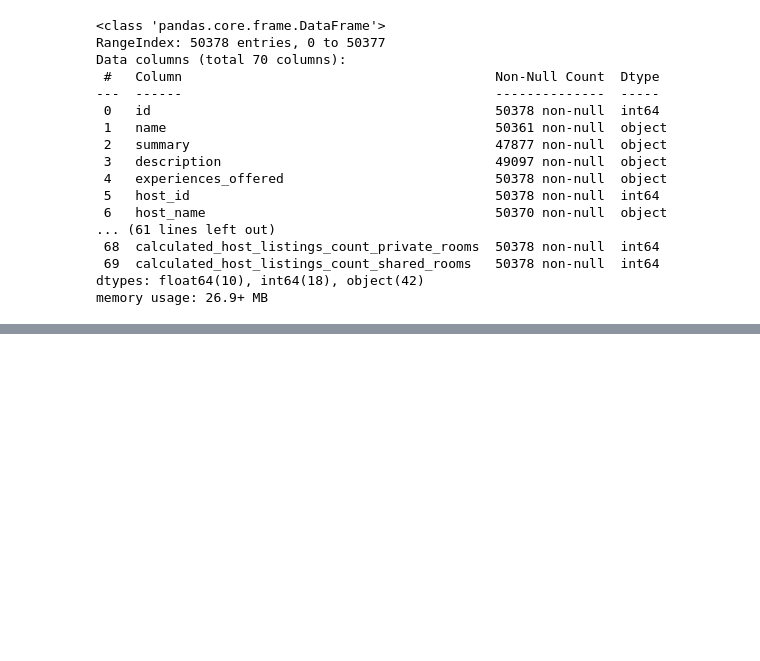
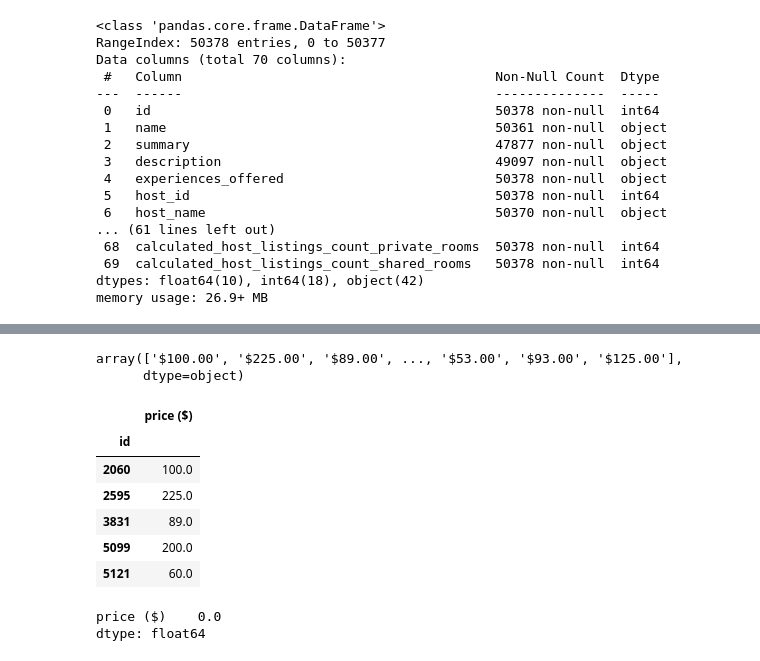
Before and after one commit to sbarton272/usf_econ_622_feature_engineering, a Jupyter notebook: data_exploration.ipynb, the cells around one changed output, grey strips where cells are left out. Cells and saved outputs as stored; diff of their text form; code cells hidden in the pictures; blank space fills up the shorter version.

Commit message:
Convert to price prediction

```diff
--- a/data_exploration.ipynb
+++ b/data_exploration.ipynb
@@ -349,0 +370,22 @@ memory usage: 26.9+ MB
+# %%
+updated_listings.price.values
+# %% [output]
+array(['$100.00', '$225.00', '$89.00', ..., '$53.00', '$93.00', '$125.00'],
+      dtype=object)
+# %%
+pricing = updated_listings.price.str.extract(r'\$([\d.]+)').astype(float)
+pricing.columns = ['price ($)']
+pricing.head()
+# %% [output]
+|  | price ($) |
+| id |  |
+| 2060 | 100.0 |
+| 2595 | 225.0 |
+| 3831 | 89.0 |
+| 5099 | 200.0 |
+| 5121 | 60.0 |
+# %%
+pricing.isnull().mean()
+# %% [output]
+price ($)    0.0
+dtype: float64
```
Also changed, not shown: parts of 5 cells of this notebook, 2 other files.
